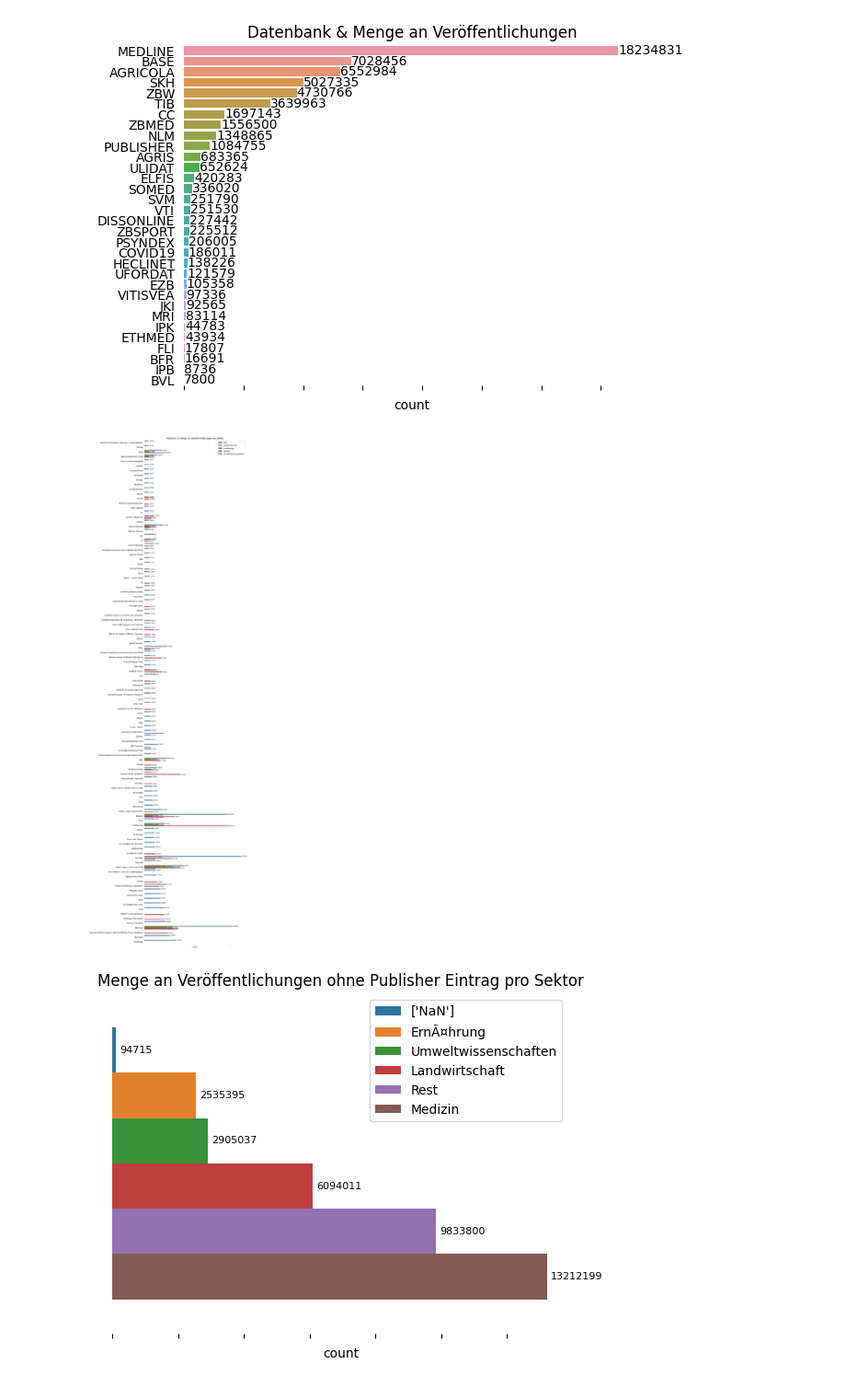
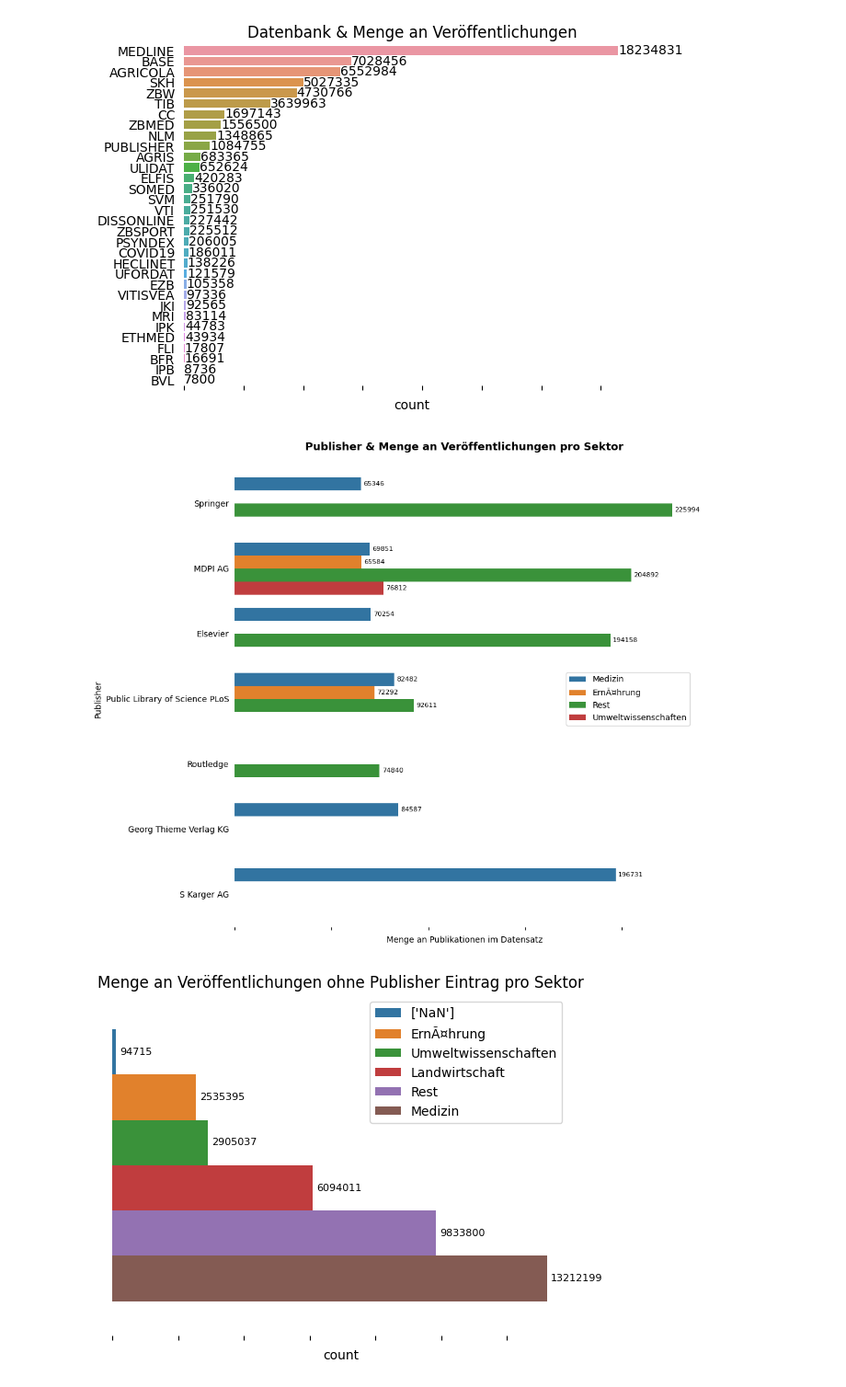
Before and after one commit to MTPKo/Bachelor-Arbeit, a Jupyter notebook: notebooks/analysis/exploration.ipynb, the cells around one changed output. Shown at 92% size. Drawn from its saved outputs; the diff is of its cells as text; code cells hidden in the pictures.

Commit message:
new figs & small changes
new figures & a tad tidier code nothing rewritten only deleted old stuff

```diff
--- a/notebooks/analysis/exploration.ipynb
+++ b/notebooks/analysis/exploration.ipynb
@@ -64,7 +62,8 @@ fig1= px.histogram(df_db_class_sum, x="class",y="count",color="database", text_a
 
 fig1.show()
 # %%
-df_pubs = df_pubs[df_pubs['count'] > 10000]
+df_pubs = pd.read_pickle("pubs_class_distribution.pkl")
+df_pubs = df_pubs[df_pubs['count'] > 60000]
 df_pubs = df_pubs.astype({'publisher':'string'})
 df_pubs = df_pubs.astype({'class':'string'})
 df_pubs = df_pubs.astype({'count':'int'})
@@ -73,27 +72,32 @@ df_pubs_n=df_pubs[df_pubs['publisher']=='']
 df_pubs['publisher'].replace('', np.nan, inplace=True)
 df_pubs_y = df_pubs[df_pubs['publisher'].notna()]
 # %%
-
-titles= "Publisher & Menge an Veröffentlichungen pro Sektor"
-plt.figure(figsize=(10,50))
+titles ="Publisher & Menge an Veröffentlichungen pro Sektor"
+plt.figure(figsize=(10,10))
 fig1= sns.barplot(data=df_pubs_y, x="count", y="publisher",hue="class", width = 0.8)
 sns.despine(left=True, bottom=True)
+
+
 fig1.set(xticklabels=[])
 fig1.set(ylabel=None)
 fig1.set(ylabel=None)
 fig1.tick_params(left=False)
 plt.legend(loc='best', fontsize=10)
 plt.bar_label(fig1.containers[0], fmt = '%d', fontsize=8, rotation=0, padding=3)
 plt.bar_label(fig1.containers[1], fmt = '%d', fontsize=8, rotation=0, padding=3)
 plt.bar_label(fig1.containers[2], fmt = '%d', fontsize=8, rotation=0, padding=3)
 plt.bar_label(fig1.containers[3], fmt = '%d', fontsize=8, rotation=0, padding=3)
-plt.bar_label(fig1.containers[4], fmt = '%d', fontsize=8, rotation=0, padding=3)
-plt.bar_label(fig1.containers[5], fmt = '%d', fontsize=8, rotation=0, padding=3)
-plt.title(titles)
-plt.savefig(titles+".png")
+#plt.bar_label(fig1.containers[4], fmt = '%d', fontsize=8, rotation=0, padding=3)
+#plt.bar_label(fig1.containers[5], fmt = '%d', fontsize=8, rotation=0, padding=3)
+fig1.set(xlabel="Menge an Publikationen im Datensatz",
+       ylabel="Publisher")
+fig1.text(x=0.5, y=1.04, s='Publisher & Menge an Veröffentlichungen pro Sektor',
+        fontsize=13, weight='bold',
+        ha='center', va='bottom', transform=fig1.transAxes)
+plt.savefig(titles+"_60k.png")
 plt.show(fig1)
 # %% [output]
-[figure, old version]
+[figure, new version]
 # %%
 titles= "Menge an Veröffentlichungen ohne Publisher Eintrag pro Sektor"
 fig1= sns.barplot(data=df_pubs_n, x="count", y="publisher",hue="class", width = 0.8)
```
Also changed, not shown: parts of 1 cell of this notebook, 5 other files.
